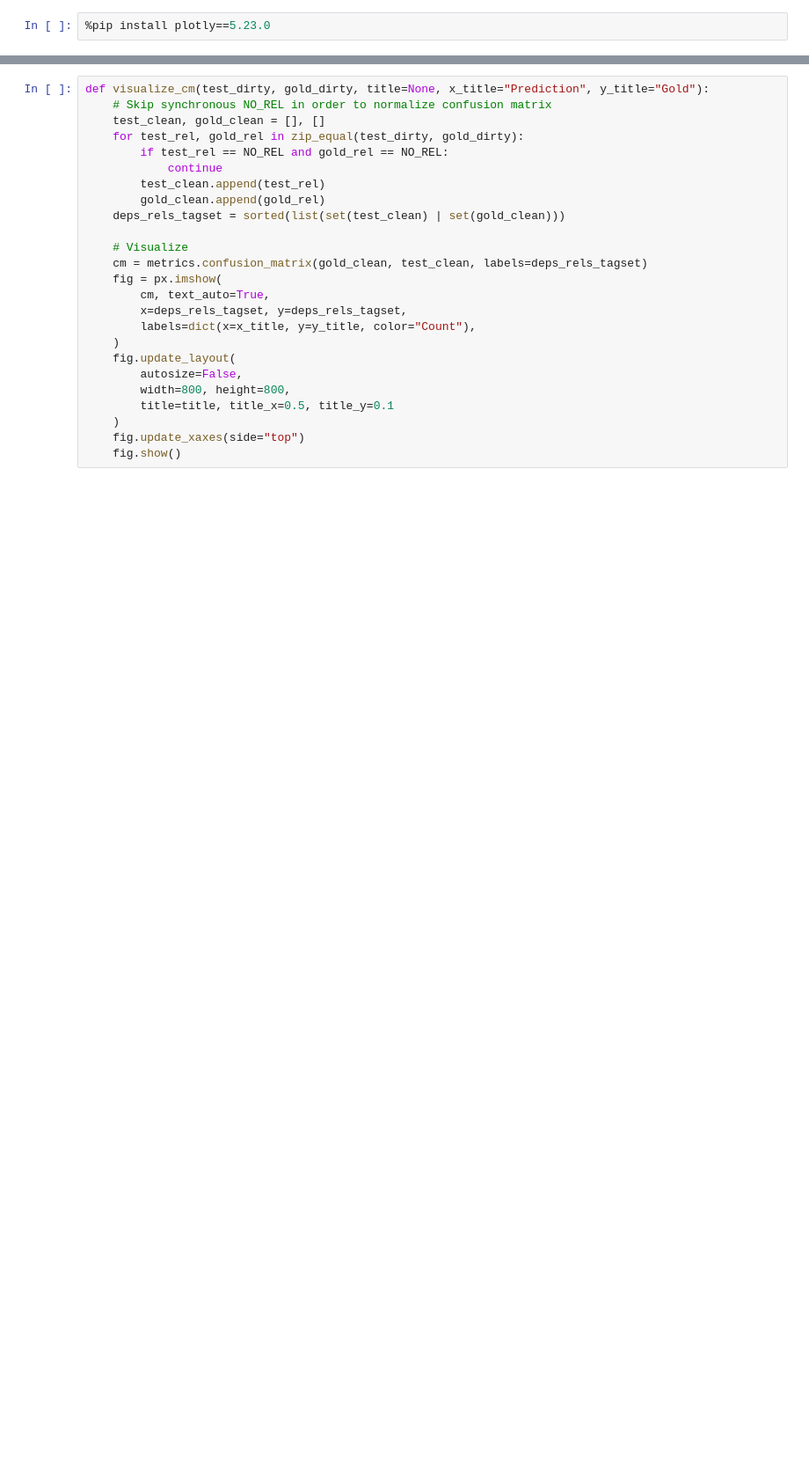
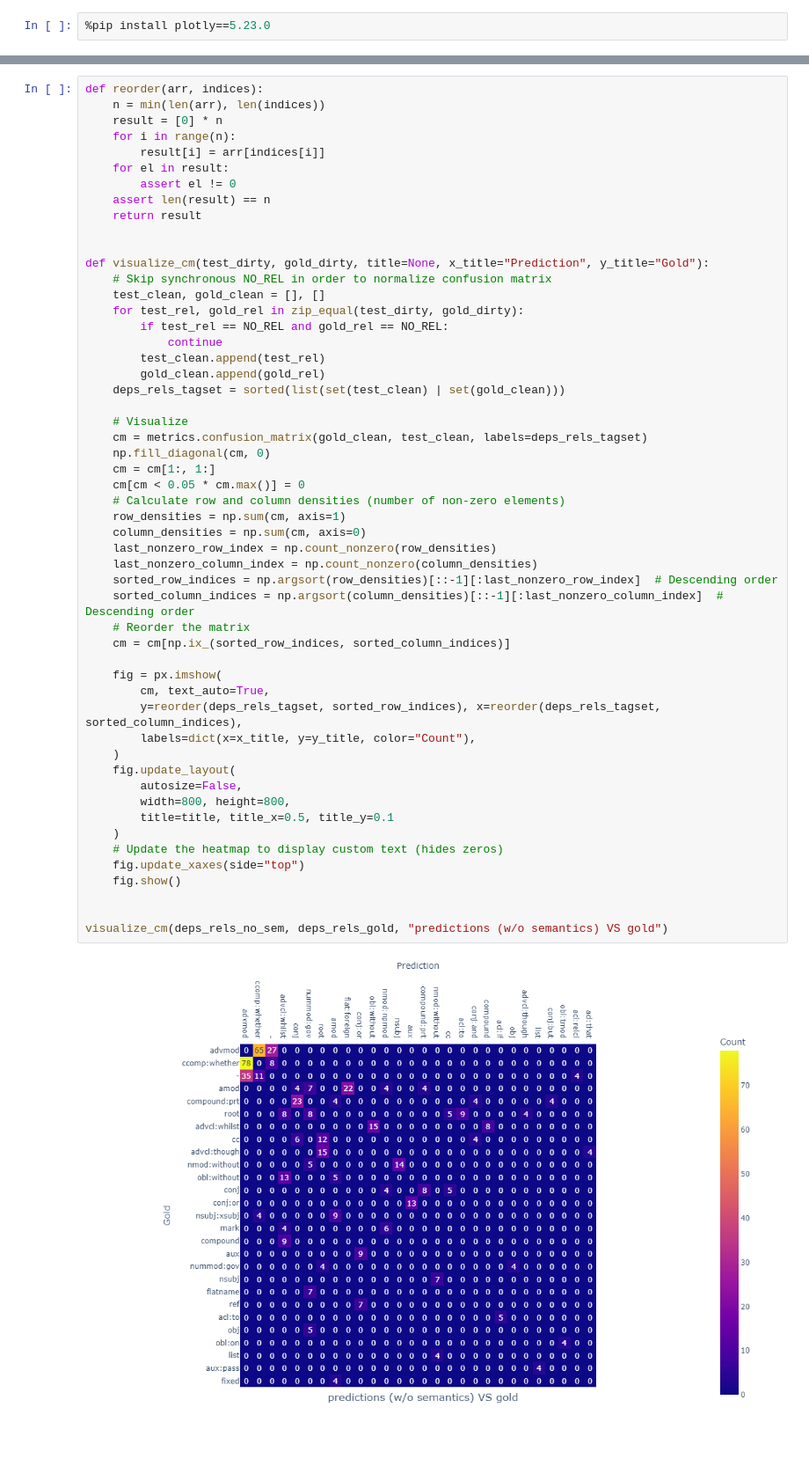
Before and after one commit to CobaldAnnotation/CobaldParser, a Jupyter notebook: evaluate/deps_rels_confusion.ipynb, the cells around one changed output, grey strips where cells are left out. Shown: that part at 88% size. Saved outputs shown, nothing was run; the diff lists cells and outputs as text; blank space fills up the shorter version.

```diff
--- a/evaluate/deps_rels_confusion.ipynb
+++ b/evaluate/deps_rels_confusion.ipynb
@@ -59,27 +61,57 @@ with open(NO_SEM_PREDICTIONS_CONLLU, 'r') as no_sem_preds_file, open(SEM_PREDICT
                 deps_rels_sem.append(sem_token.deps[head] if head in sem_token.deps else NO_REL)
                 deps_rels_gold.append(gold_token.deps[head] if head in gold_token.deps else NO_REL)
 # %%
+def reorder(arr, indices):
+    n = min(len(arr), len(indices))
+    result = [0] * n
+    for i in range(n):
+        result[i] = arr[indices[i]]
+    for el in result:
+        assert el != 0
+    assert len(result) == n
+    return result
+
+
 def visualize_cm(test_dirty, gold_dirty, title=None, x_title="Prediction", y_title="Gold"):
     # Skip synchronous NO_REL in order to normalize confusion matrix
     test_clean, gold_clean = [], []
     for test_rel, gold_rel in zip_equal(test_dirty, gold_dirty):
         if test_rel == NO_REL and gold_rel == NO_REL:
             continue
         test_clean.append(test_rel)
         gold_clean.append(gold_rel)
     deps_rels_tagset = sorted(list(set(test_clean) | set(gold_clean)))
 
     # Visualize
     cm = metrics.confusion_matrix(gold_clean, test_clean, labels=deps_rels_tagset)
+    np.fill_diagonal(cm, 0)
+    cm = cm[1:, 1:]
+    cm[cm < 0.05 * cm.max()] = 0
+    # Calculate row and column densities (number of non-zero elements)
+    row_densities = np.sum(cm, axis=1)
+    column_densities = np.sum(cm, axis=0)
+    last_nonzero_row_index = np.count_nonzero(row_densities)
+    last_nonzero_column_index = np.count_nonzero(column_densities)
+    sorted_row_indices = np.argsort(row_densities)[::-1][:last_nonzero_row_index]  # Descending order
+    sorted_column_indices = np.argsort(column_densities)[::-1][:last_nonzero_column_index]  # Descending order
+    # Reorder the matrix
+    cm = cm[np.ix_(sorted_row_indices, sorted_column_indices)]
+
     fig = px.imshow(
         cm, text_auto=True,
-        x=deps_rels_tagset, y=deps_rels_tagset,
+        y=reorder(deps_rels_tagset, sorted_row_indices), x=reorder(deps_rels_tagset, sorted_column_indices),
         labels=dict(x=x_title, y=y_title, color="Count"),
     )
     fig.update_layout(
         autosize=False,
         width=800, height=800,
         title=title, title_x=0.5, title_y=0.1
     )
+    # Update the heatmap to display custom text (hides zeros)
     fig.update_xaxes(side="top")
     fig.show()
+
+
+visualize_cm(deps_rels_no_sem, deps_rels_gold, "predictions (w/o semantics) VS gold")
+# %% [output]
+[figure, added]
```
Also changed, not shown: parts of 5 cells of this notebook.
